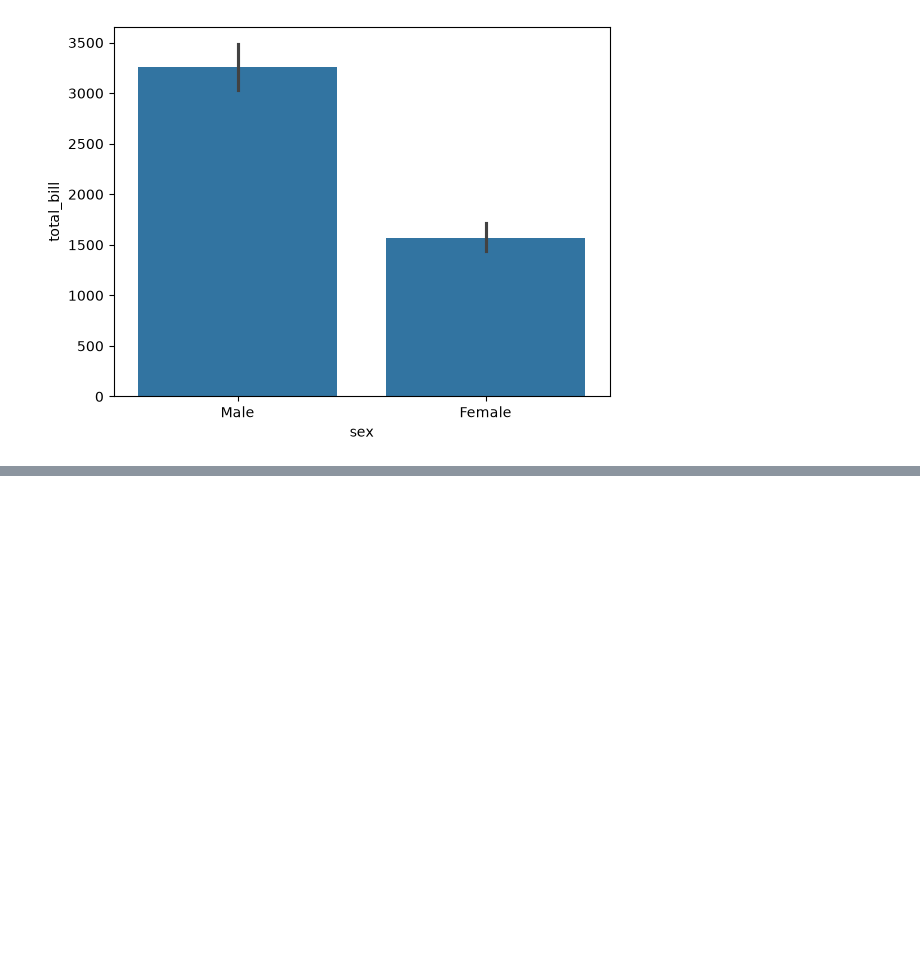
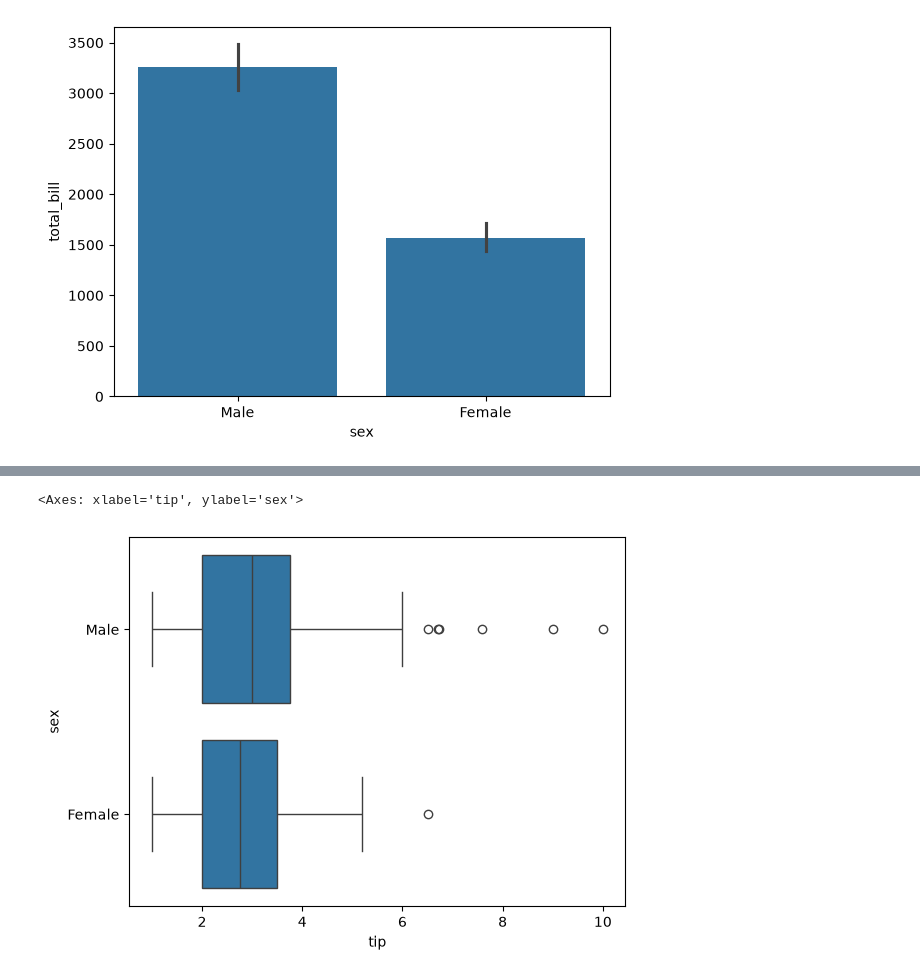
Before and after one commit to praful011-nep/ML-Playground, a Jupyter notebook: Data_Visualization/Seaborn/Categorical_plot.ipynb, the cells around one changed output, grey strips where cells are left out. Drawn from its saved outputs; the diff is of its cells as text; code cells hidden in the pictures; blank space fills up the shorter version.

```diff
--- a/Data_Visualization/Seaborn/Categorical_plot.ipynb
+++ b/Data_Visualization/Seaborn/Categorical_plot.ipynb
@@ -92,0 +103,9 @@ sns.barplot(
+# %%
+sns.boxplot(
+    x = 'tip',
+    y = 'sex',
+    data = df
+)
+# %% [output]
+<Axes: xlabel='tip', ylabel='sex'>
+[figure, added]
```
Also changed, not shown: parts of 3 cells of this notebook.
